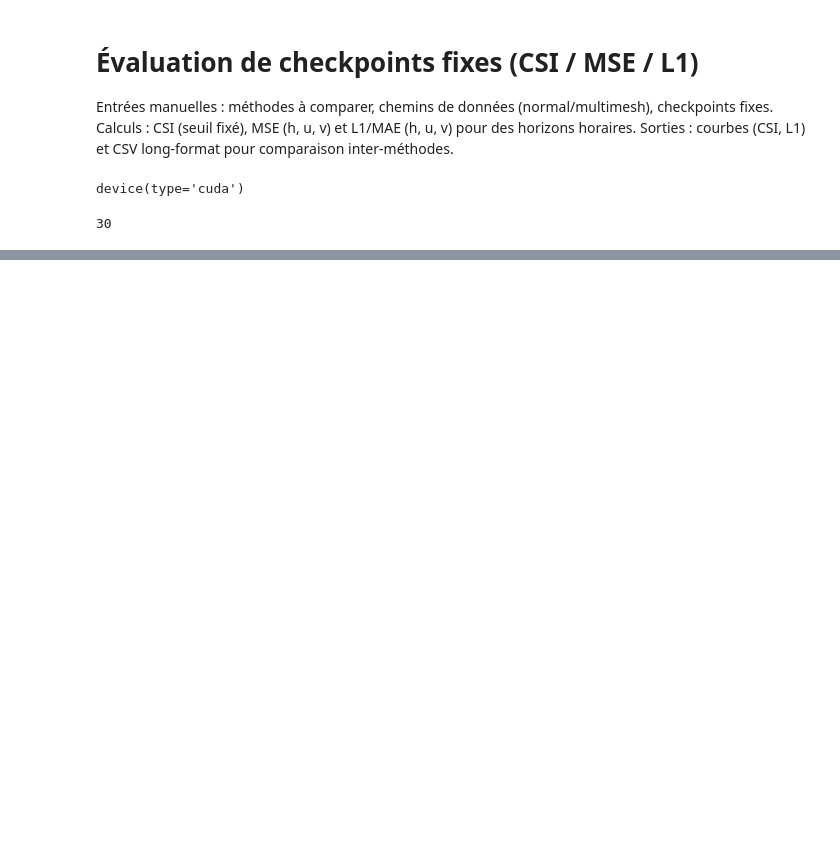
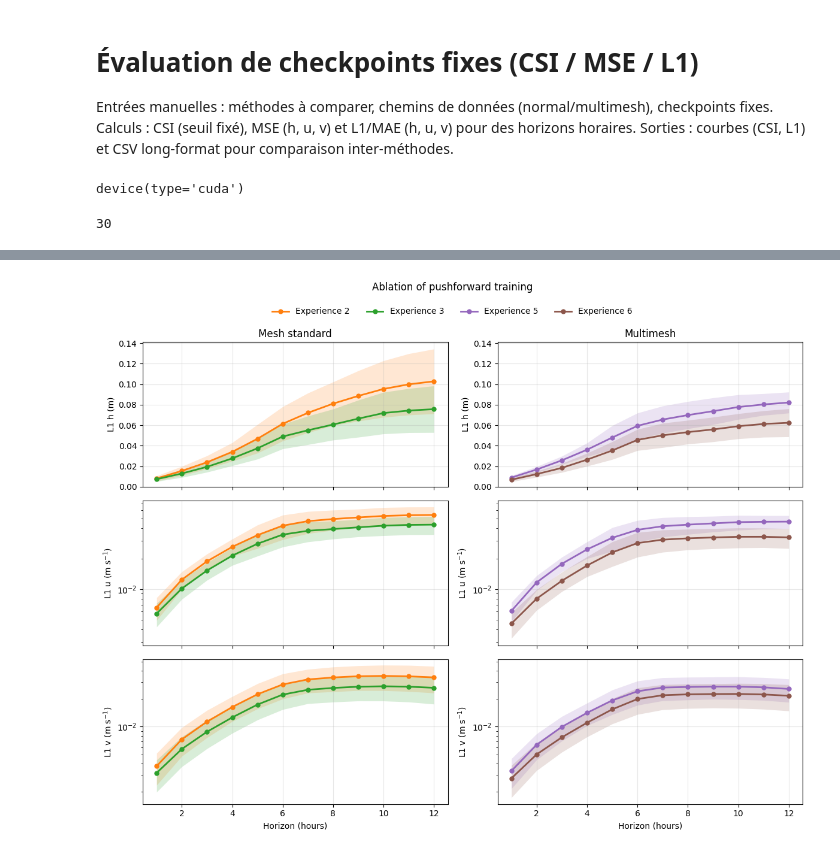
Before and after one commit to vmerc/gnn_modulus_test, a Jupyter notebook: jupyter/eval_checkpoints_fixed_hourly.ipynb, the cells around one changed output, grey strips where cells are left out. Cells and saved outputs as stored; diff of their text form; code cells hidden in the pictures; blank space fills up the shorter version.

```diff
--- a/jupyter/eval_checkpoints_fixed_hourly.ipynb
+++ b/jupyter/eval_checkpoints_fixed_hourly.ipynb
@@ -544,0 +1180,10 @@ df
+# %%
+plot_ablation_single_figure_l1_std(
+    fixed_metrics,
+    HORIZONS_STEPS,
+    run_groups=PF_ABLATION_SINGLE_FIGURE_RUNS,
+    dt_seconds=DT_SECONDS,
+    title="Ablation of pushforward training",
+)
+# %% [output]
+[figure, added]
```
Also changed, not shown: parts of 11 cells of this notebook, 9 other files.
